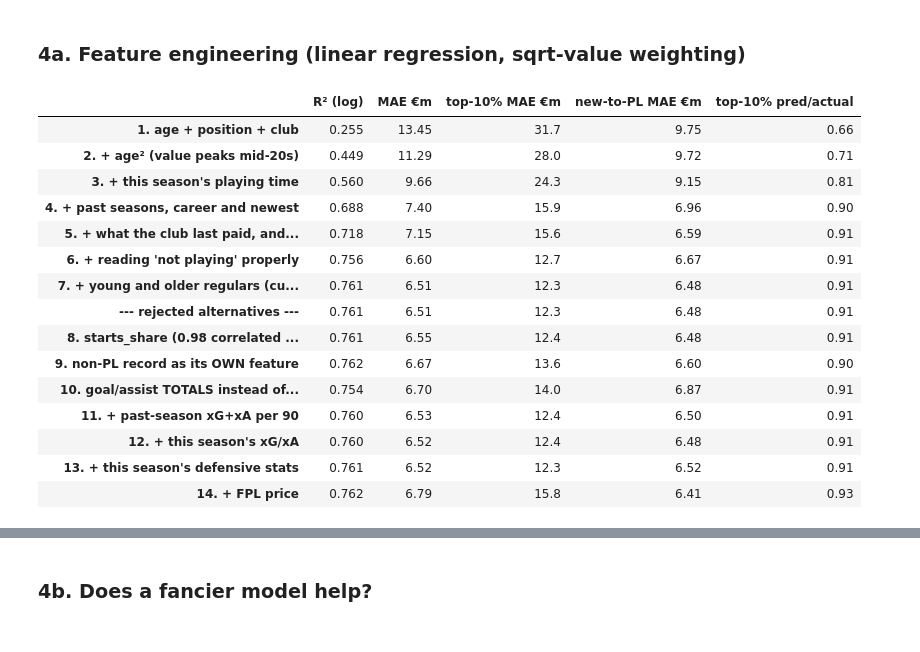
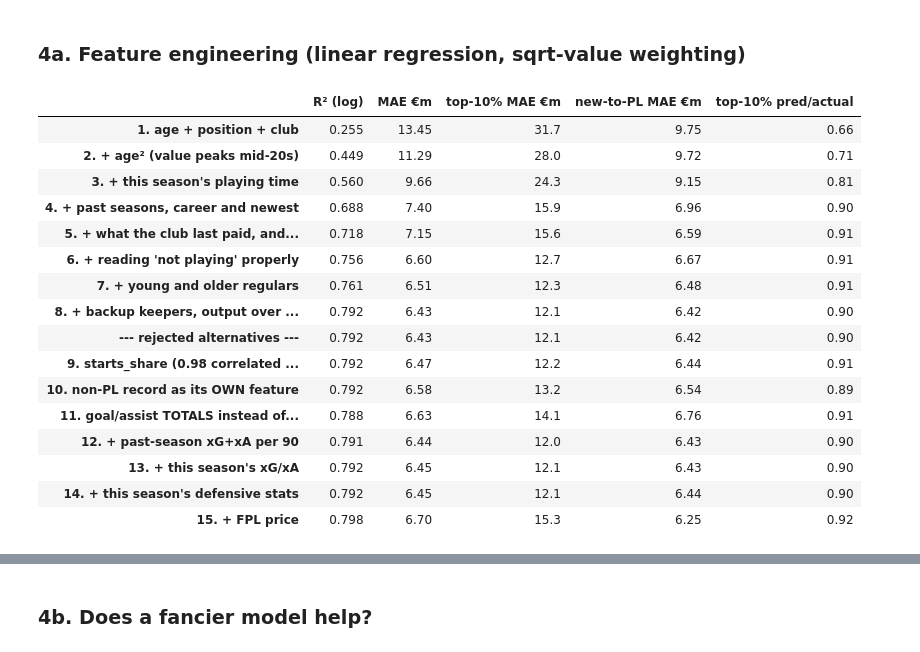
Before and after one commit to mlodyheros/pl-value, a Jupyter notebook: notebooks/01_model_exploration.ipynb, the cells around one changed output, grey strips where cells are left out. Cells and saved outputs as stored; diff of their text form; code cells hidden in the pictures.

```diff
--- a/notebooks/01_model_exploration.ipynb
+++ b/notebooks/01_model_exploration.ipynb
@@ -291,51 +291,54 @@ def table(results):
 base = ["age", "goals", "assists", "penalties", "appearances"]
 this_season = ["has_fpl_record", "minutes_share", "starts_share"]
 history = ["has_hist_record", "hist_minutes_share"]
 no_rate = [f for f in NUMERIC_FEATURES if f != "career_gi_per90"]
 df["career_gi_total"] = np.where(df.has_hist_record == 1,
                                  df.hist_goals + df.hist_assists,
                                  df.nonpl_goals + df.nonpl_assists)
 
 fee = ["has_transfer_fee", "log_transfer_fee", "years_since_fee"]
 idle = ["idle_this_season", "idle_x_career", "idle_x_fee"]
 regulars = ["youth_x_recent", "older_x_career"]
-core = [f for f in NUMERIC_FEATURES if f not in fee + idle + regulars]
+extra = ["backup_keeper", "gi_x_career"]
+core = [f for f in NUMERIC_FEATURES if f not in fee + idle + regulars + extra]
 
 sets = {
     "1. age + position + club": ["age"],
     "2. + age² (value peaks mid-20s)": ["age", "age_squared"],
     "3. + this season's playing time": ["age", "age_squared"] + this_season,
     "4. + past seasons, career and newest": core,
     "5. + what the club last paid, and when": core + fee,
     "6. + reading 'not playing' properly": core + fee + idle,
-    "7. + young and older regulars (current)": NUMERIC_FEATURES,
+    "7. + young and older regulars": core + fee + idle + regulars,
+    "8. + backup keepers, output over a career (current)": NUMERIC_FEATURES,
     "--- rejected alternatives ---": NUMERIC_FEATURES,
-    "8. starts_share (0.98 correlated with minutes)": NUMERIC_FEATURES + ["starts_share"],
-    "9. non-PL record as its OWN feature": NUMERIC_FEATURES + ["has_nonpl_record", "nonpl_minutes_share", "nonpl_gi_per90"],
-    "10. goal/assist TOTALS instead of the rate": no_rate + ["career_gi_total"],
-    "11. + past-season xG+xA per 90": NUMERIC_FEATURES + ["hist_xgi_per90"],
-    "12. + this season's xG/xA": NUMERIC_FEATURES + ["xgi_per_gw"],
-    "13. + this season's defensive stats": NUMERIC_FEATURES + ["def_per_gw"],
-    "14. + FPL price": NUMERIC_FEATURES + ["fpl_price"],
+    "9. starts_share (0.98 correlated with minutes)": NUMERIC_FEATURES + ["starts_share"],
+    "10. non-PL record as its OWN feature": NUMERIC_FEATURES + ["has_nonpl_record", "nonpl_minutes_share", "nonpl_gi_per90"],
+    "11. goal/assist TOTALS instead of the rate": [f for f in no_rate if f != "gi_x_career"] + ["career_gi_total"],
+    "12. + past-season xG+xA per 90": NUMERIC_FEATURES + ["hist_xgi_per90"],
+    "13. + this season's xG/xA": NUMERIC_FEATURES + ["xgi_per_gw"],
+    "14. + this season's defensive stats": NUMERIC_FEATURES + ["def_per_gw"],
+    "15. + FPL price": NUMERIC_FEATURES + ["fpl_price"],
 }
 table({name: cv_eval(cols) for name, cols in sets.items()})
 # %% [output]
 |  | R² (log) | MAE €m | top-10% MAE €m | new-to-PL MAE €m | top-10% pred/actual |
 | 1. age + position + club | 0.255 | 13.45 | 31.7 | 9.75 | 0.66 |
 | 2. + age² (value peaks mid-20s) | 0.449 | 11.29 | 28.0 | 9.72 | 0.71 |
 | 3. + this season's playing time | 0.560 | 9.66 | 24.3 | 9.15 | 0.81 |
 | 4. + past seasons, career and newest | 0.688 | 7.40 | 15.9 | 6.96 | 0.90 |
 | 5. + what the club last paid, and... | 0.718 | 7.15 | 15.6 | 6.59 | 0.91 |
 | 6. + reading 'not playing' properly | 0.756 | 6.60 | 12.7 | 6.67 | 0.91 |
-| 7. + young and older regulars (cu... | 0.761 | 6.51 | 12.3 | 6.48 | 0.91 |
-| --- rejected alternatives --- | 0.761 | 6.51 | 12.3 | 6.48 | 0.91 |
-| 8. starts_share (0.98 correlated ... | 0.761 | 6.55 | 12.4 | 6.48 | 0.91 |
-| 9. non-PL record as its OWN feature | 0.762 | 6.67 | 13.6 | 6.60 | 0.90 |
-| 10. goal/assist TOTALS instead of... | 0.754 | 6.70 | 14.0 | 6.87 | 0.91 |
-| 11. + past-season xG+xA per 90 | 0.760 | 6.53 | 12.4 | 6.50 | 0.91 |
-| 12. + this season's xG/xA | 0.760 | 6.52 | 12.4 | 6.48 | 0.91 |
-| 13. + this season's defensive stats | 0.761 | 6.52 | 12.3 | 6.52 | 0.91 |
-| 14. + FPL price | 0.762 | 6.79 | 15.8 | 6.41 | 0.93 |
+| 7. + young and older regulars | 0.761 | 6.51 | 12.3 | 6.48 | 0.91 |
+| 8. + backup keepers, output over ... | 0.792 | 6.43 | 12.1 | 6.42 | 0.90 |
+| --- rejected alternatives --- | 0.792 | 6.43 | 12.1 | 6.42 | 0.90 |
+| 9. starts_share (0.98 correlated ... | 0.792 | 6.47 | 12.2 | 6.44 | 0.91 |
+| 10. non-PL record as its OWN feature | 0.792 | 6.58 | 13.2 | 6.54 | 0.89 |
+| 11. goal/assist TOTALS instead of... | 0.788 | 6.63 | 14.1 | 6.76 | 0.91 |
+| 12. + past-season xG+xA per 90 | 0.791 | 6.44 | 12.0 | 6.43 | 0.90 |
+| 13. + this season's xG/xA | 0.792 | 6.45 | 12.1 | 6.43 | 0.90 |
+| 14. + this season's defensive stats | 0.792 | 6.45 | 12.1 | 6.44 | 0.90 |
+| 15. + FPL price | 0.798 | 6.70 | 15.3 | 6.25 | 0.92 |
 # %% [markdown]
 What to take from this:
 
```
Also changed, not shown: parts of 6 cells of this notebook, 6 other files.
